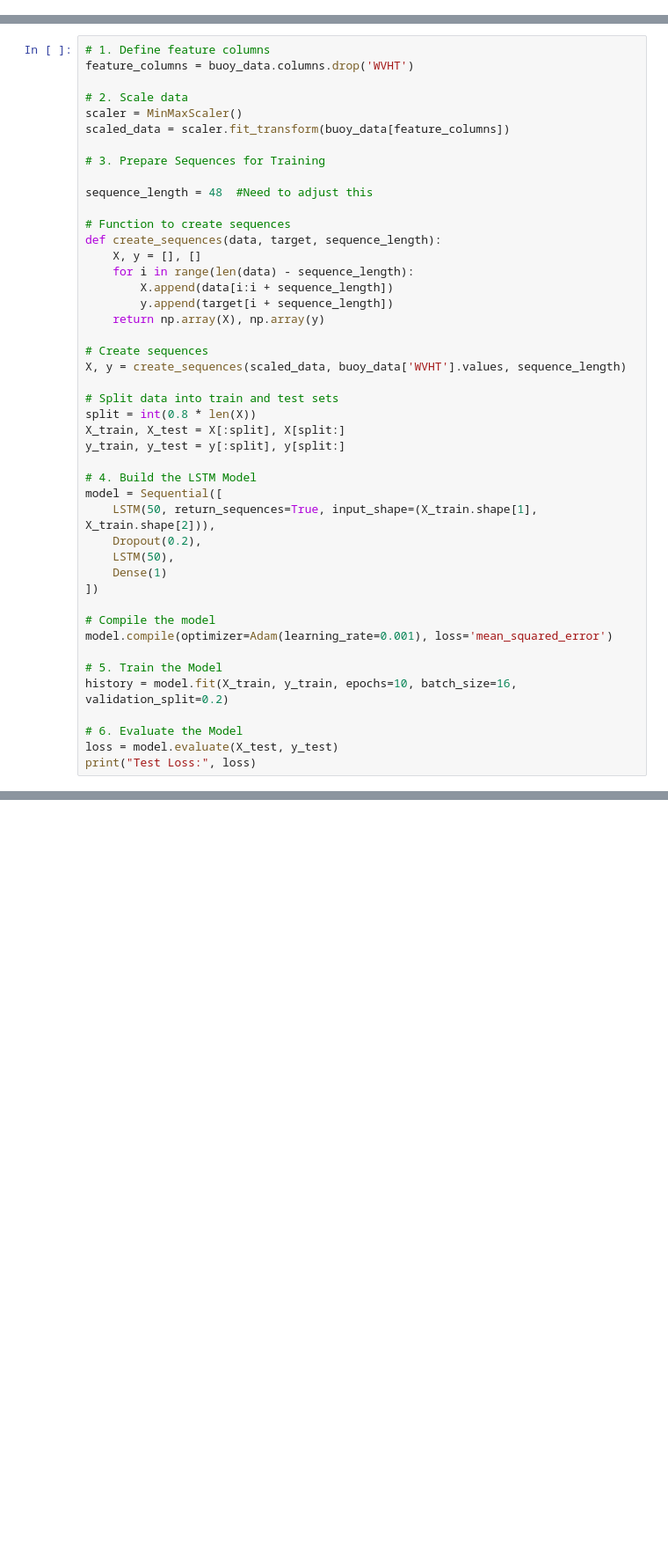
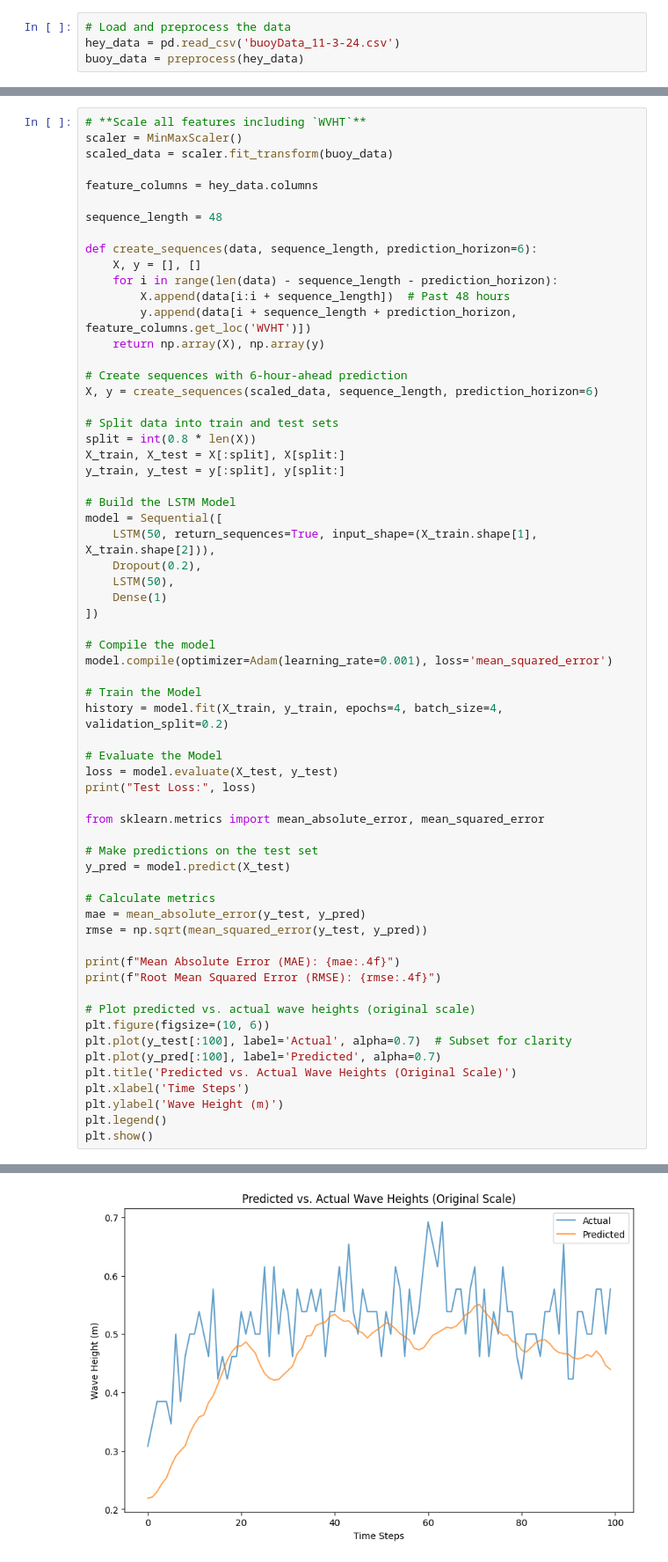
Before and after one commit to dsarria123/dsarria-412-project, a Jupyter notebook: model.ipynb, the cells around one changed output, grey strips where cells are left out. Shown at 88% size. Drawn from its saved outputs; the diff is of its cells as text; blank space fills up the shorter version.

```diff
--- a/model.ipynb
+++ b/model.ipynb
@@ -83,0 +16,4 @@ print(buoy_data.shape)
+# %%
+# Load and preprocess the data
+hey_data = pd.read_csv('buoyData_11-3-24.csv')
+buoy_data = preprocess(hey_data)
@@ -84,32 +29,28 @@ print(buoy_data.shape)
 # %%
-# 1. Define feature columns
-feature_columns = buoy_data.columns.drop('WVHT')
+# **Scale all features including `WVHT`**
+scaler = MinMaxScaler()
+scaled_data = scaler.fit_transform(buoy_data)
 
-# 2. Scale data
-scaler = MinMaxScaler()
-scaled_data = scaler.fit_transform(buoy_data[feature_columns])
+feature_columns = hey_data.columns
 
-# 3. Prepare Sequences for Training
+sequence_length = 48
 
-sequence_length = 48  #Need to adjust this
-
-# Function to create sequences
-def create_sequences(data, target, sequence_length):
+def create_sequences(data, sequence_length, prediction_horizon=6):
     X, y = [], []
-    for i in range(len(data) - sequence_length):
-        X.append(data[i:i + sequence_length])
-        y.append(target[i + sequence_length])
+    for i in range(len(data) - sequence_length - prediction_horizon):
+        X.append(data[i:i + sequence_length])  # Past 48 hours
+        y.append(data[i + sequence_length + prediction_horizon, feature_columns.get_loc('WVHT')])
     return np.array(X), np.array(y)
 
-# Create sequences
-X, y = create_sequences(scaled_data, buoy_data['WVHT'].values, sequence_length)
+# Create sequences with 6-hour-ahead prediction
+X, y = create_sequences(scaled_data, sequence_length, prediction_horizon=6)
 
 # Split data into train and test sets
 split = int(0.8 * len(X))
 X_train, X_test = X[:split], X[split:]
 y_train, y_test = y[:split], y[split:]
 
-# 4. Build the LSTM Model
+# Build the LSTM Model
 model = Sequential([
     LSTM(50, return_sequences=True, input_shape=(X_train.shape[1], X_train.shape[2])),
     Dropout(0.2),
@@ -120,9 +61,32 @@ model = Sequential([
 # Compile the model
 model.compile(optimizer=Adam(learning_rate=0.001), loss='mean_squared_error')
 
-# 5. Train the Model
-history = model.fit(X_train, y_train, epochs=10, batch_size=16, validation_split=0.2)
+# Train the Model
+history = model.fit(X_train, y_train, epochs=4, batch_size=4, validation_split=0.2)
 
-# 6. Evaluate the Model
+# Evaluate the Model
 loss = model.evaluate(X_test, y_test)
 print("Test Loss:", loss)
+
+from sklearn.metrics import mean_absolute_error, mean_squared_error
+
+# Make predictions on the test set
+y_pred = model.predict(X_test)
+
+# Calculate metrics
+mae = mean_absolute_error(y_test, y_pred)
+rmse = np.sqrt(mean_squared_error(y_test, y_pred))
+
+print(f"Mean Absolute Error (MAE): {mae:.4f}")
+print(f"Root Mean Squared Error (RMSE): {rmse:.4f}")
+
+# Plot predicted vs. actual wave heights (original scale)
+plt.figure(figsize=(10, 6))
+plt.plot(y_test[:100], label='Actual', alpha=0.7)  # Subset for clarity
+plt.plot(y_pred[:100], label='Predicted', alpha=0.7)
+plt.title('Predicted vs. Actual Wave Heights (Original Scale)')
+plt.xlabel('Time Steps')
+plt.ylabel('Wave Height (m)')
+plt.legend()
+plt.show()
+# %% [output]
@@ -128,0 +106 @@ print("Test Loss:", loss)
+[figure, added]
```
Also changed, not shown: parts of 12 cells of this notebook, 3 other files.
